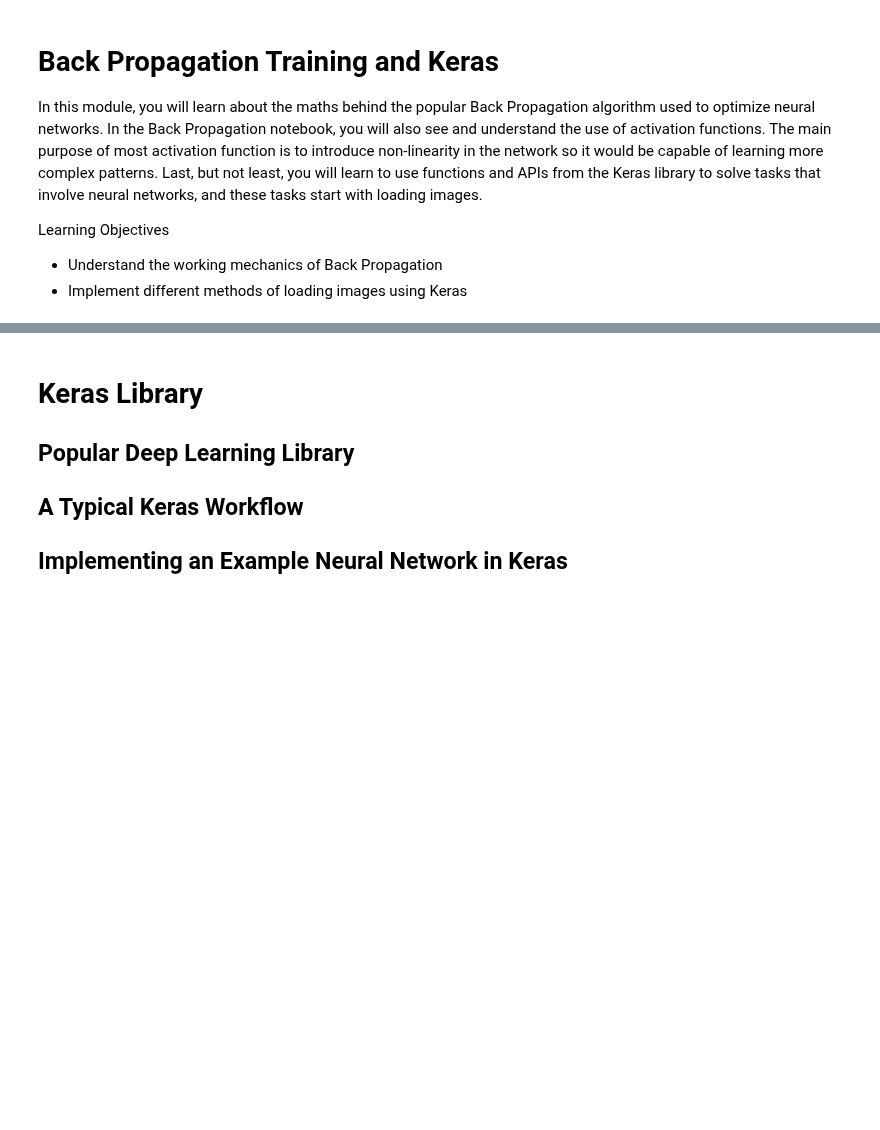
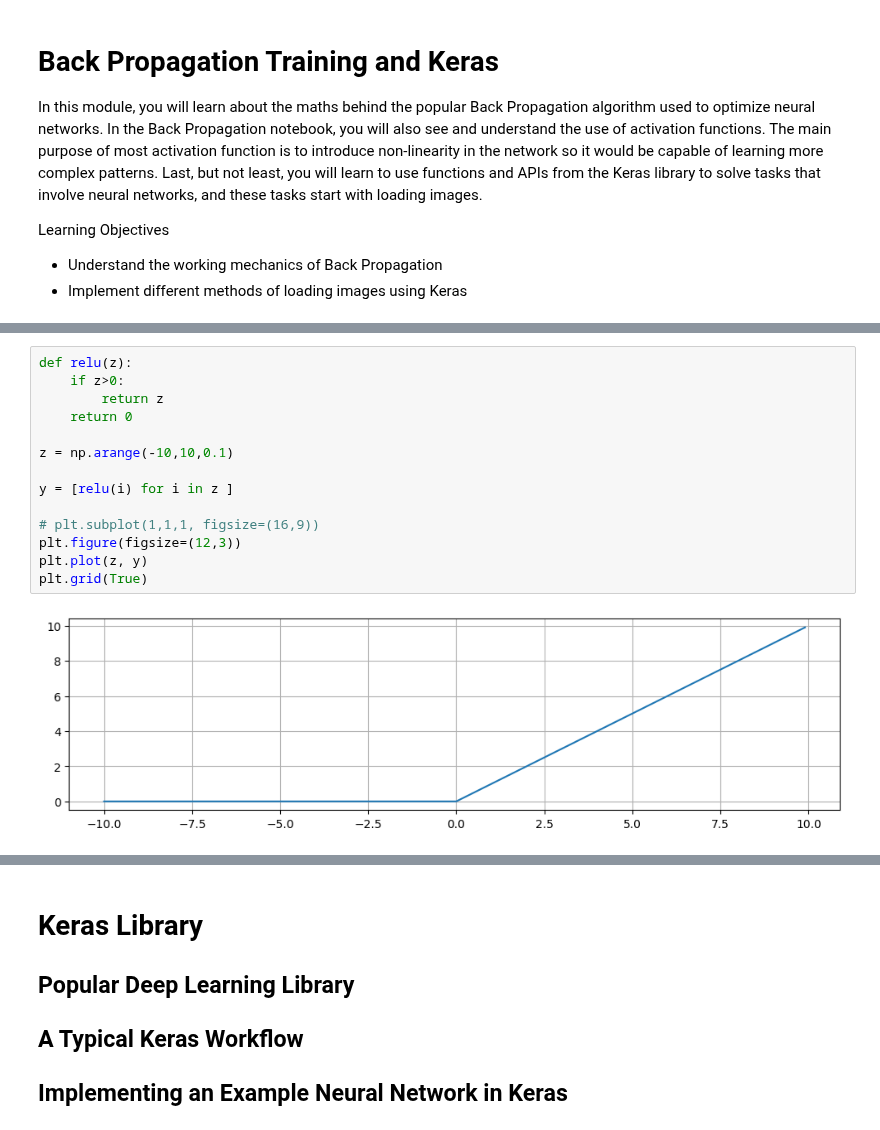
Before and after one commit to tycoi2005/202308_machine_learning_ibm_coursera, a Jupyter notebook: 005deep-learning-reinforcement-learning/w2.BackPropagationTrainingAndKeras.ipynb, the cells around one changed output, grey strips where cells are left out. Saved outputs shown, nothing was run; the diff lists cells and outputs as text; blank space fills up the shorter version.

```diff
--- a/005deep-learning-reinforcement-learning/w2.BackPropagationTrainingAndKeras.ipynb
+++ b/005deep-learning-reinforcement-learning/w2.BackPropagationTrainingAndKeras.ipynb
@@ -69,0 +123,16 @@ Points to remember:
+# %%
+def relu(z):
+    if z>0:
+        return z
+    return 0
+
+z = np.arange(-10,10,0.1)
+
+y = [relu(i) for i in z ]
+
+# plt.subplot(1,1,1, figsize=(16,9))
+plt.figure(figsize=(12,3))
+plt.plot(z, y)
+plt.grid(True)
+# %% [output]
+[figure, added]
```
Also changed, not shown: parts of 7 cells of this notebook, 1 other file.
